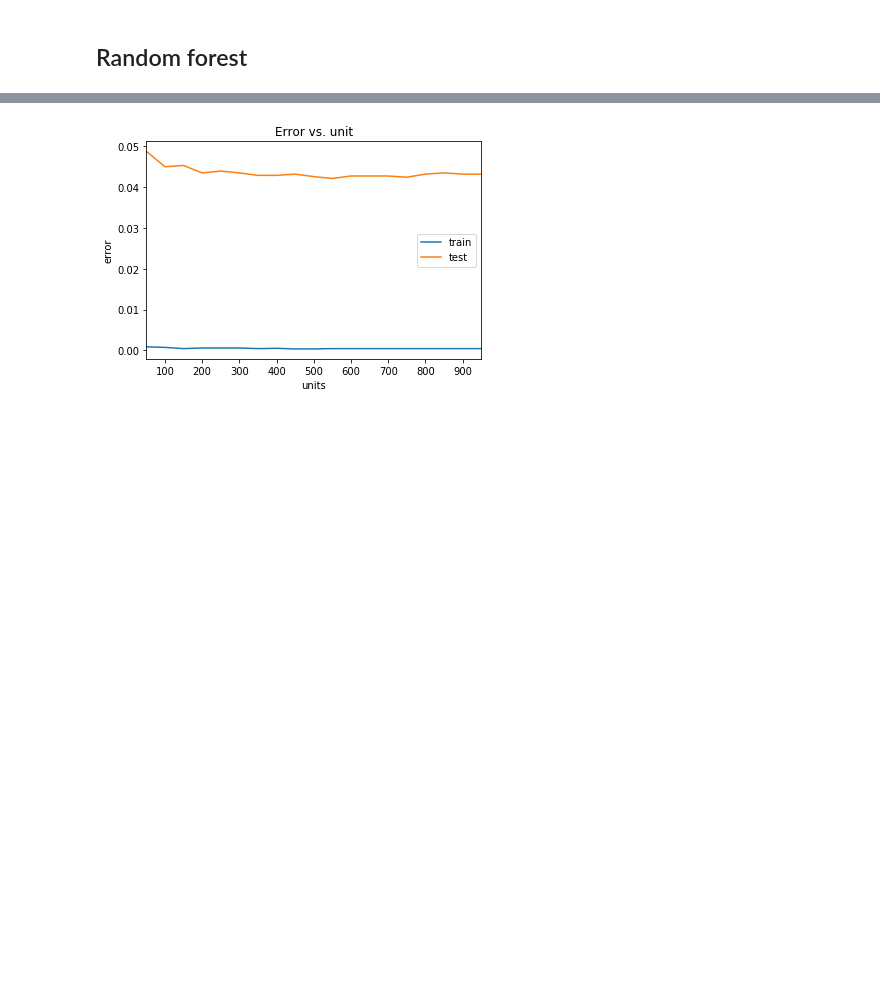
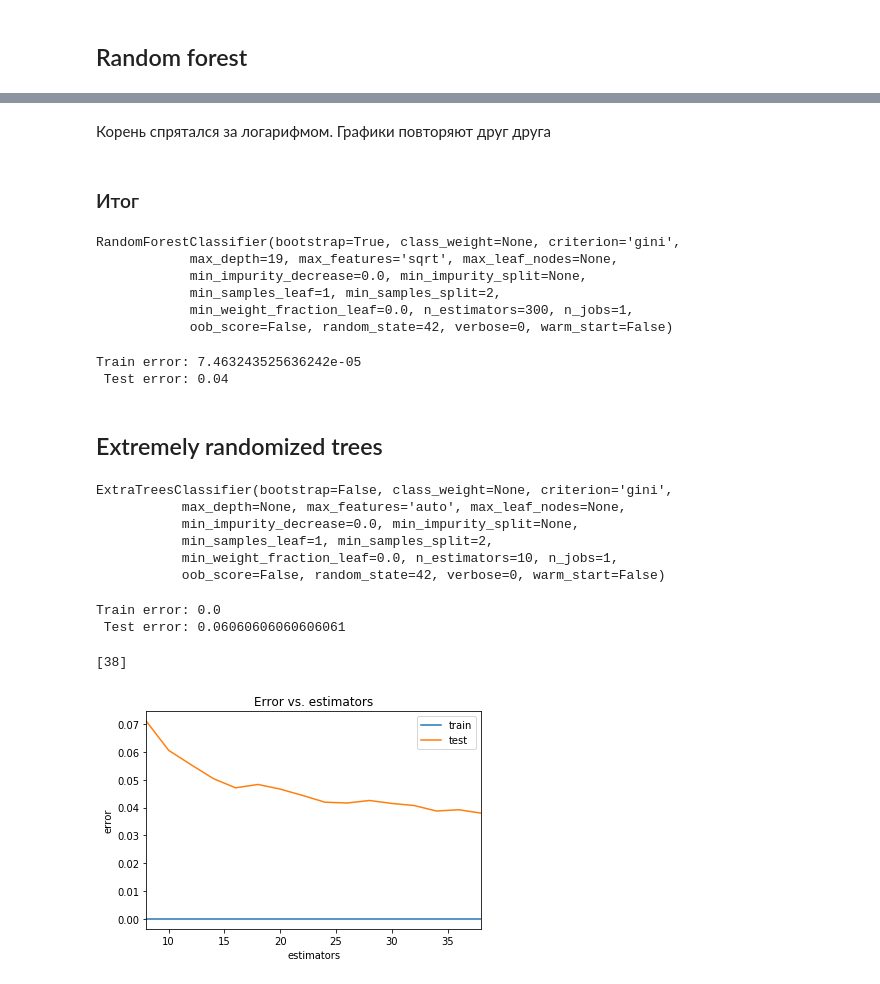
Before and after one commit to Lenferd/Machine-Learning, a Jupyter notebook: L1-dataset_review/letter-recognition-review.ipynb, the cells around one changed output, grey strips where cells are left out. Saved outputs shown, nothing was run; the diff lists cells and outputs as text; code cells hidden in the pictures; blank space fills up the shorter version.

```diff
--- a/L1-dataset_review/letter-recognition-review.ipynb
+++ b/L1-dataset_review/letter-recognition-review.ipynb
@@ -1539,15 +1571,3 @@ pass
-# %%
-estimators_arr = np.arange(50, 1000, 50)
-test_err = []
-train_err = []
-for estimators in estimators_arr:
-    clf = RandomForestClassifier(n_estimators=estimators, max_depth=18, random_state=42)
-    clf.fit(X_train, y_train)
-
-    y_train_pred = clf.predict(X_train)
-    y_test_pred = clf.predict(X_test)
-    train_err.append(np.mean(y_train != y_train_pred))
-    test_err.append(np.mean(y_test != y_test_pred))
 # %%
 min_train_err = np.min(train_err)
 min_test_err = np.min(test_err)
@@ -1558,0 +1660,24 @@ print(estimators_opt)
+# %% [markdown]
+Корень спрятался за логарифмом. Графики повторяют друг друга
+# %% [markdown]
+### Итог
+# %%
+clf = RandomForestClassifier(random_state=42, max_features='sqrt', n_estimators=300, max_depth=19)
+clf.fit(X_train, y_train)
+# %% [output]
+RandomForestClassifier(bootstrap=True, class_weight=None, criterion='gini',
+            max_depth=19, max_features='sqrt', max_leaf_nodes=None,
+            min_impurity_decrease=0.0, min_impurity_split=None,
+            min_samples_leaf=1, min_samples_split=2,
+            min_weight_fraction_leaf=0.0, n_estimators=300, n_jobs=1,
+            oob_score=False, random_state=42, verbose=0, warm_start=False)
+# %%
+err_train = np.mean(y_train != clf.predict(X_train))
+err_test  = np.mean(y_test  != clf.predict(X_test))
+
+print("Train error: {}\n Test error: {}".format(err_train, err_test))
+# %% [output]
+Train error: 7.463243525636242e-05
+ Test error: 0.04
+# %% [markdown]
+## Extremely randomized trees
@@ -1559,11 +1686,49 @@ print(estimators_opt)
+# %%
+clf = ExtraTreesClassifier(random_state=42)
+clf.fit(X_train, y_train)
+# %% [output]
+ExtraTreesClassifier(bootstrap=False, class_weight=None, criterion='gini',
+           max_depth=None, max_features='auto', max_leaf_nodes=None,
+           min_impurity_decrease=0.0, min_impurity_split=None,
+           min_samples_leaf=1, min_samples_split=2,
+           min_weight_fraction_leaf=0.0, n_estimators=10, n_jobs=1,
+           oob_score=False, random_state=42, verbose=0, warm_start=False)
+# %%
+err_train = np.mean(y_train != clf.predict(X_train))
+err_test  = np.mean(y_test  != clf.predict(X_test))
+
+print("Train error: {}\n Test error: {}".format(err_train, err_test))
+# %% [output]
+Train error: 0.0
+ Test error: 0.06060606060606061
+# %%
+estimators_arr = np.arange(8, 40, 2)
+test_err = []
+train_err = []
+for estimators in estimators_arr:
+    clf = ExtraTreesClassifier(n_estimators=estimators, random_state=42)
+    clf.fit(X_train, y_train)
+
+    y_train_pred = clf.predict(X_train)
+    y_test_pred = clf.predict(X_test)
+    train_err.append(np.mean(y_train != y_train_pred))
+    test_err.append(np.mean(y_test != y_test_pred))
+# %%
+min_train_err = np.min(train_err)
+min_test_err = np.min(test_err)
+
+estimators_opt = estimators_arr[test_err == min_test_err]
+print(estimators_opt)
+# %% [output]
+[38]
 # %%
 plt.plot(estimators_arr, train_err, label = 'train')
 plt.plot(estimators_arr, test_err, label = 'test')
 plt.xlim([np.min(estimators_arr), np.max(estimators_arr)])
-plt.title('Error vs. unit')
-plt.xlabel('units')
+plt.title('Error vs. estimators')
+plt.xlabel('estimators')
 plt.ylabel('error')
 plt.legend()
 pass
 # %% [output]
-[figure, old version]
+[figure, new version]
```
Also changed, not shown: parts of 39 cells of this notebook.
